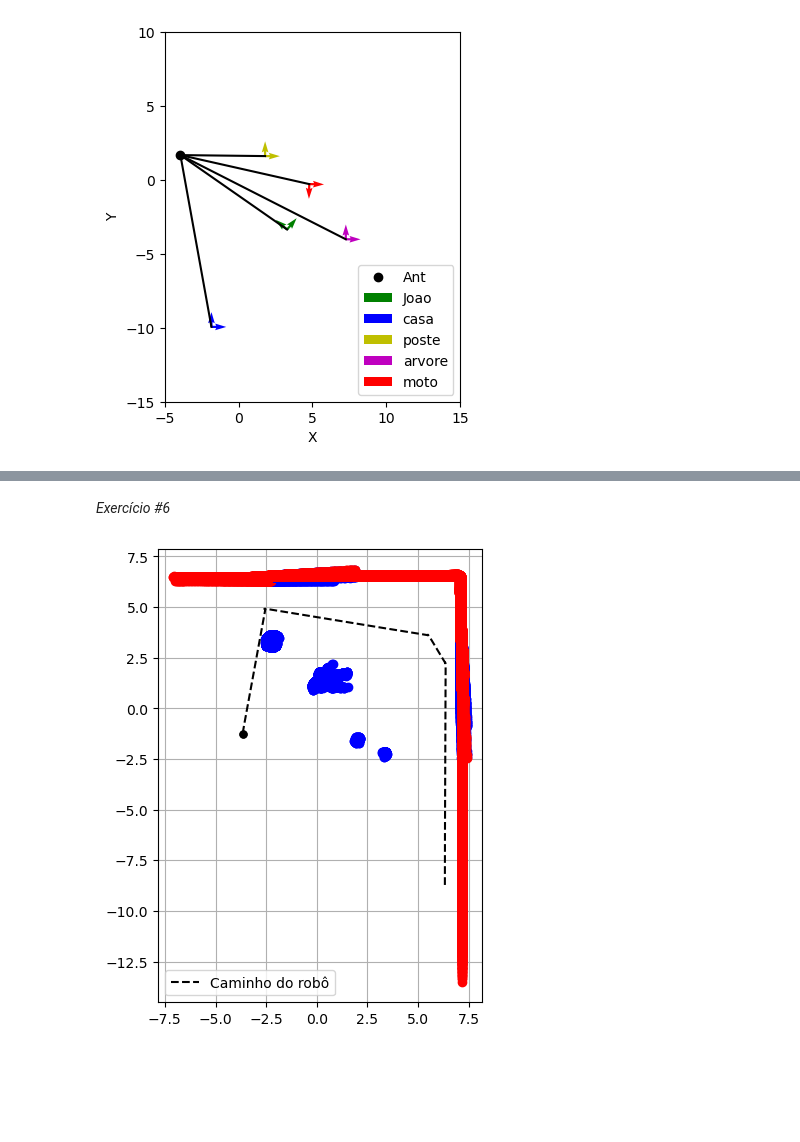
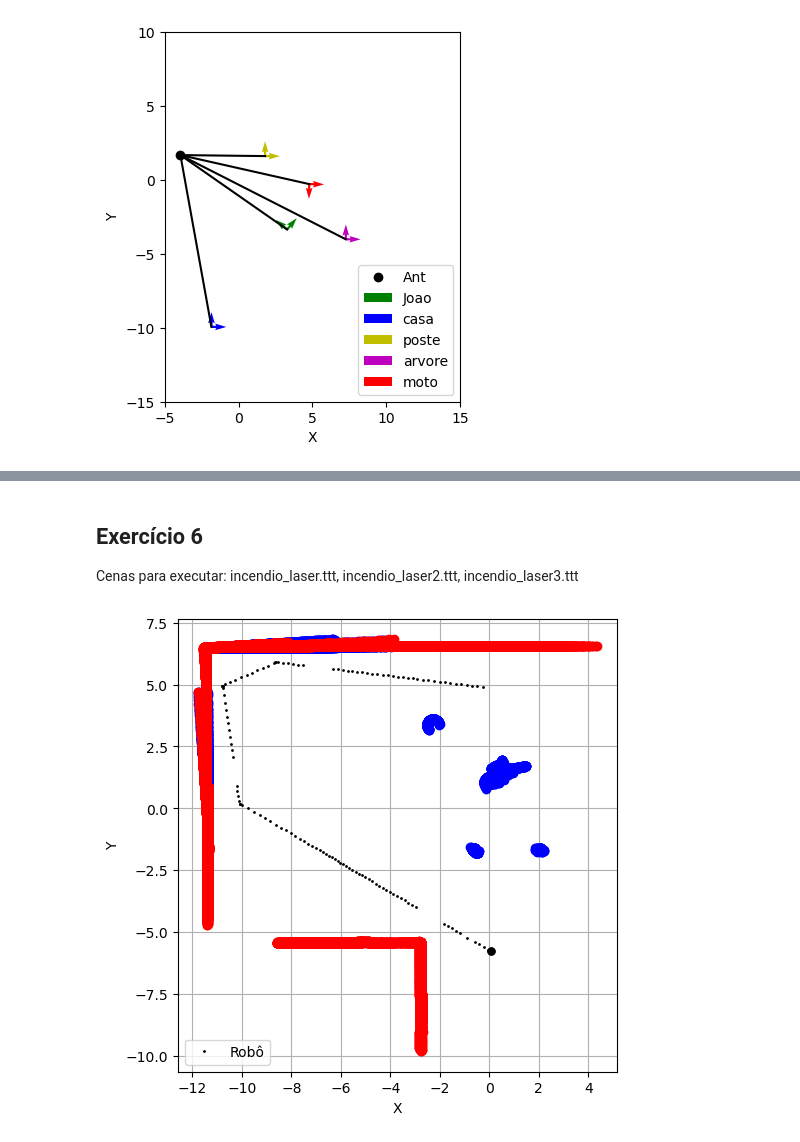
Before and after one commit to frbo1/TP-1---robotica-movel, a Jupyter notebook: TP1.ipynb, the cells around one changed output, grey strips where cells are left out. Saved outputs shown, nothing was run; the diff lists cells and outputs as text; code cells hidden in the pictures; blank space fills up the shorter version.

```diff
--- a/TP1.ipynb
+++ b/TP1.ipynb
@@ -203,5 +208,7 @@ else:
-# %% [markdown]
-*Exercício #6*
+# %% [markdown]
+## Exercício 6
+
+Cenas para executar: incendio_laser.ttt, incendio_laser2.ttt, incendio_laser3.ttt
 # %%
 sim.simxFinish(-1)
 id_cliente = sim.simxStart("127.0.0.1", 19999, True, True, 5000, 5)
@@ -235,9 +242,8 @@ if id_cliente != -1:
         rv, range_data = sim.simxGetStringSignal(id_cliente, laser_range_data, sim.simx_opmode_streaming + 10)
 
 
-    #Arrays que gravam o caminho percorrido pelo robô
-    robot_path_x = np.array([])
-    robot_path_y = np.array([])
+    #Vê se legenda já foi plotada
+    legenda = False
 
     #Lembrar de habilitar o 'Real-time mode'
     t = 0
@@ -286,9 +292,11 @@ if id_cliente != -1:
                     c = 'b'
                 ax.plot(P_W[0], P_W[1], 'o', color=c) #Plot do que foi detectado em posição global
 
-        #Salva a posição atual para plotar
-        robot_path_x = np.append(robot_path_x, [pos_robo[0]])
-        robot_path_y = np.append(robot_path_y, [pos_robo[1]])
+        #Plota um ponto preto para representar a posição do robô
+        ax.plot(pos_robo[0], pos_robo[1], 'o', color='black', markersize=1)
+        if legenda == False:
+            ax.plot(pos_robo[0], pos_robo[1], 'o', color='black', markersize=1, label='Robô')
+            legenda = True
 
         #Velocidades linear e angular
         v = 0
@@ -304,32 +312,33 @@ if id_cliente != -1:
         elif laser_data[lado_direito, 1] > 2:
             v = 0
             w = np.deg2rad(-30)
         elif laser_data[lado_esquerdo, 1] > 2:
             v = 0
             w = np.deg2rad(30)
 
         #Modelo cinemático
         wl = v/r - (w*L)/(2*r)
         wr = v/r + (w*L)/(2*r)
 
         #Muda velocidade das rodas para as definidas
         sim.simxSetJointTargetVelocity(id_cliente, l_wheel, wl, sim.simx_opmode_streaming + 5)
         sim.simxSetJointTargetVelocity(id_cliente, r_wheel, wr, sim.simx_opmode_streaming + 5)
 
         t = t + dt
         lastTime = now
 
-    ax.plot(robot_path_x, robot_path_y, '--', color='black', label='Caminho do robô') #Plot do caminho
     ax.grid()
     ax.legend()
+    ax.set_xlabel("X")
+    ax.set_ylabel("Y")
 
     #Parando o robô e a simulação
     sim.simxSetJointTargetVelocity(id_cliente, r_wheel, 0, sim.simx_opmode_oneshot_wait)
     sim.simxSetJointTargetVelocity(id_cliente, l_wheel, 0, sim.simx_opmode_oneshot_wait)
     sim.simxStopSimulation(id_cliente,sim.simx_opmode_blocking)
     sim.simxFinish(id_cliente)
 
 else:
     print("Não foi possível conectar ao Coppelia Sim!")
 # %% [output]
-[figure, old version]
+[figure, new version]
```
Also changed, not shown: parts of 6 cells of this notebook.
